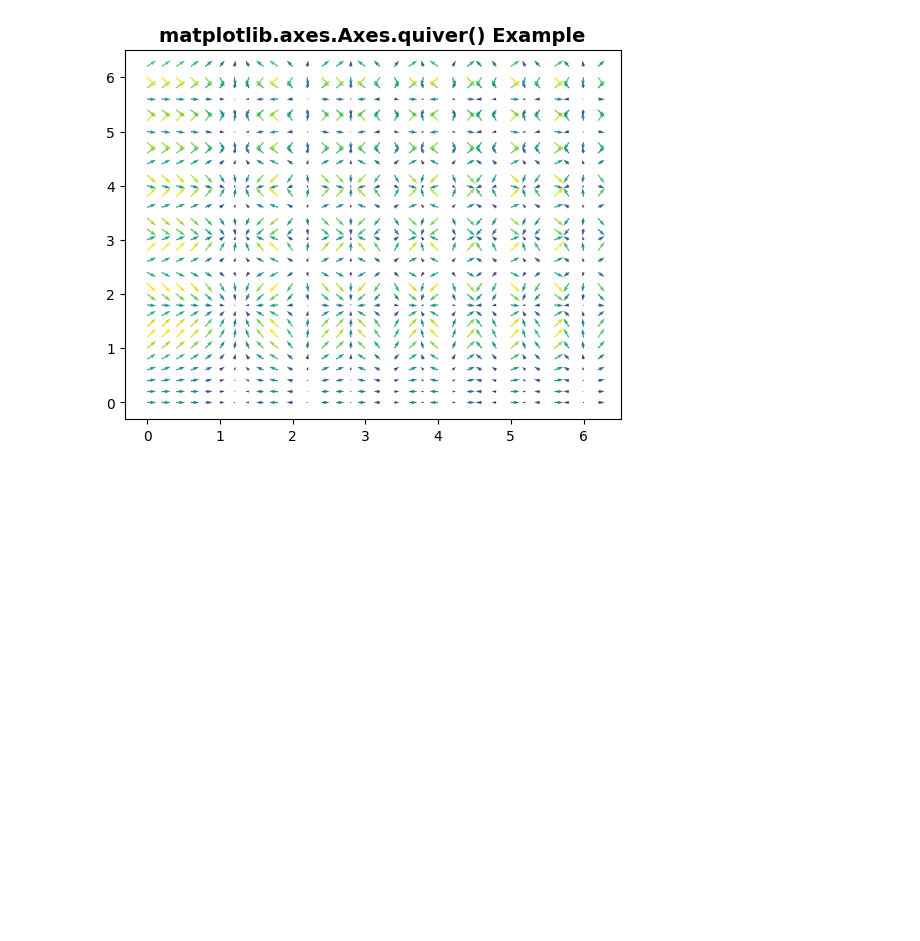
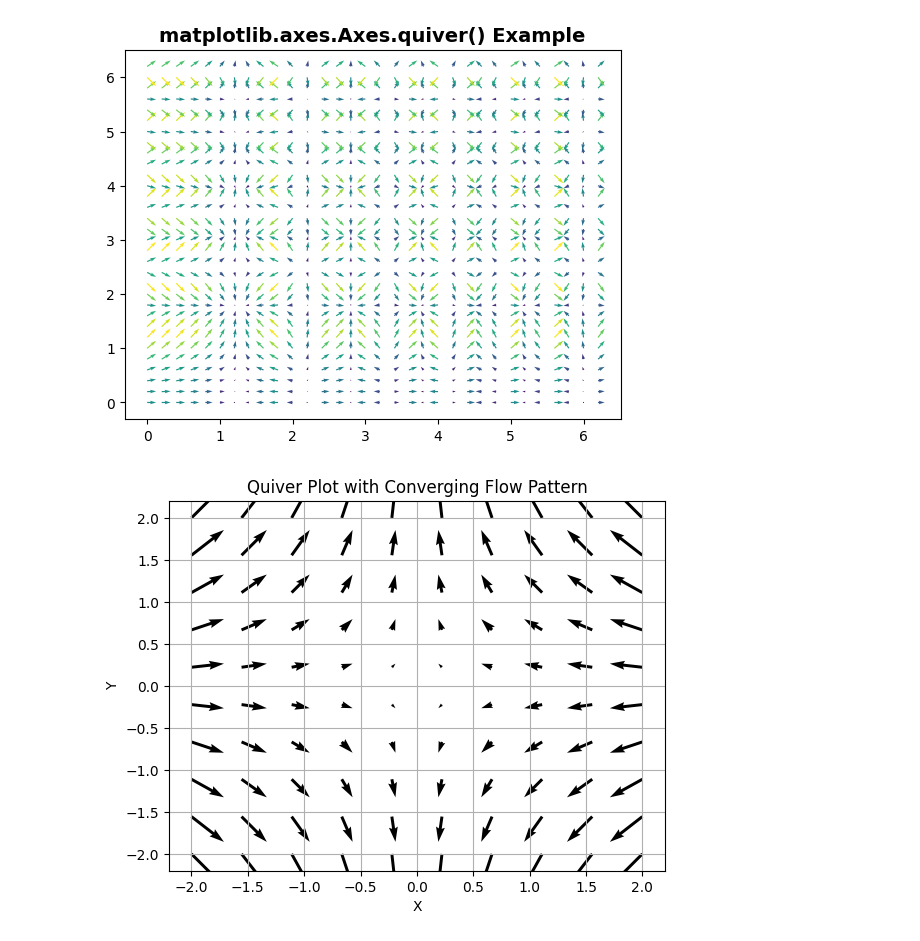
Before and after one commit to charan0026/data-handling, a Jupyter notebook: untitled.ipynb, the cells around one changed output. Saved outputs shown, nothing was run; the diff lists cells and outputs as text; code cells hidden in the pictures; blank space fills up the shorter version.

```diff
--- a/untitled.ipynb
+++ b/untitled.ipynb
@@ -16,3 +16,20 @@ Example', fontsize = 14, fontweight ='bold')
 plt.show()
 # %% [output]
 [figure]
+# %%
+import numpy as np
+import matplotlib.pyplot as plt
+x = np.linspace(-2, 2, 10)
+y = np.linspace(-2, 2, 10)
+X, Y = np.meshgrid(x, y)
+U = -X
+V = Y
+plt.figure()
+plt.title('Quiver Plot with Converging Flow Pattern')
+plt.quiver(X, Y, U, V)
+plt.xlabel('X')
+plt.ylabel('Y')
+plt.grid()
+plt.show()
+# %% [output]
+[figure, added]
```
